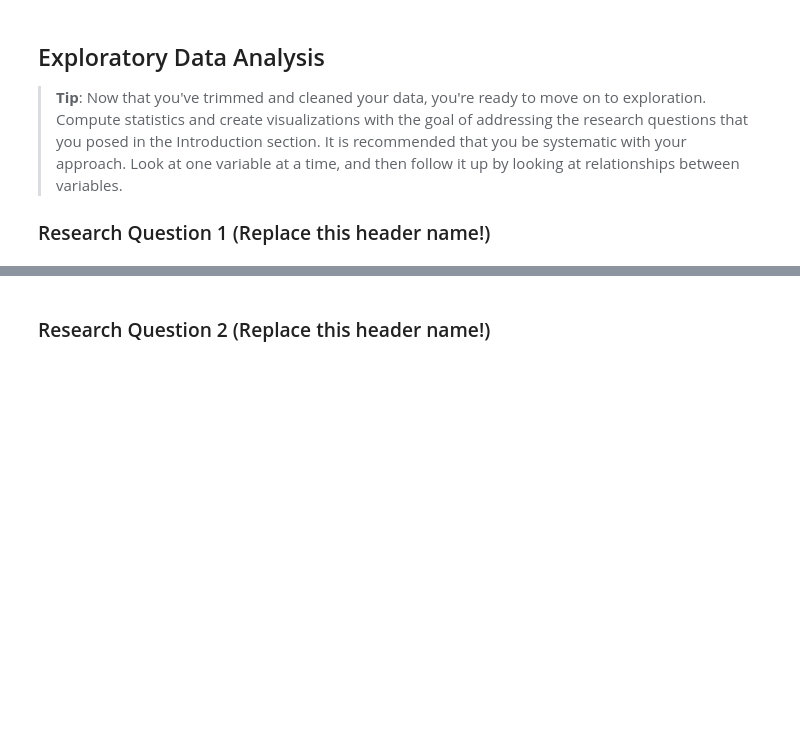
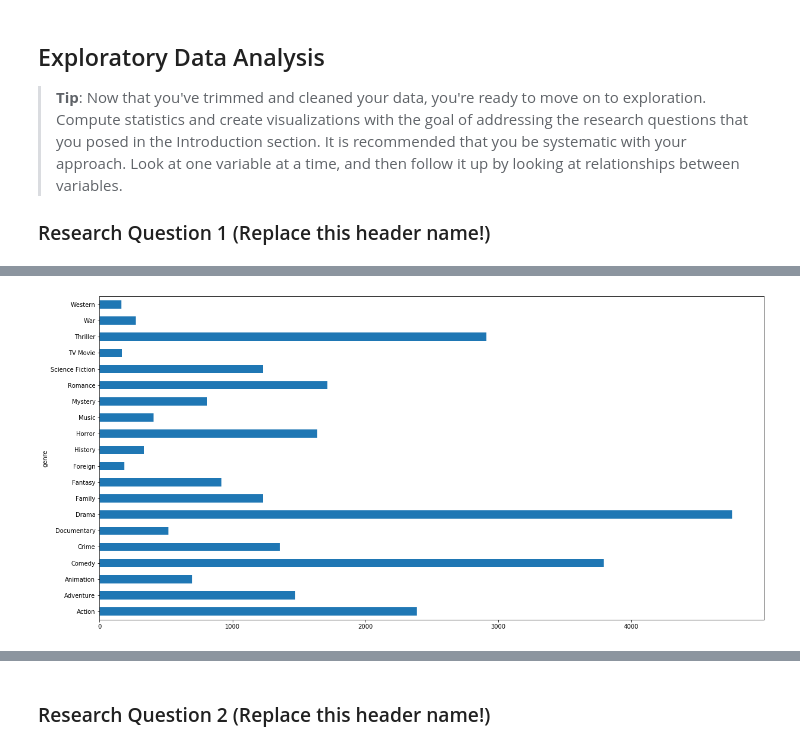
Before and after one commit to jamesl-github/udacity, a Jupyter notebook: nanodegree/data_analysis/Investigate_a_Dataset/investigate-a-dataset.ipynb, the cells around one changed output, grey strips where cells are left out. Saved outputs shown, nothing was run; the diff lists cells and outputs as text; code cells hidden in the pictures; blank space fills up the shorter version.

Commit message:
started adding charts
cleaned up a lot of code
started adding charts
started adding markdown comments

```diff
--- a/nanodegree/data_analysis/Investigate_a_Dataset/investigate-a-dataset.ipynb
+++ b/nanodegree/data_analysis/Investigate_a_Dataset/investigate-a-dataset.ipynb
@@ -663,0 +304,14 @@ dtype: int64
+# %%
+print(datetime.now())
+
+# now join the genre dataframe back to the origianl dataframe
+# we can do this since the indicies haven't changed in either dataframe
+
+df_columns = ["id", "runtime", "vote_count", "release_year", "release_date", "revenue_adj"]
+joined_df = df[df_columns].join(genres_df["genre"])
+
+if debugging:
+    joined_df.head(3)
+    joined_df.dtypes
+
+print(datetime.now())
@@ -663,0 +333,7 @@ dtype: int64
+# %%
+print(datetime.now())
+
+# add a release_month column to the dataframe
+joined_df["release_month"] = pd.to_datetime(joined_df["release_date"]).dt.month
+
+print(datetime.now())
@@ -663,0 +343,7 @@ dtype: int64
+# %%
+print(datetime.now())
+
+# don't need thsi anymore
+joined_df.drop(columns=["release_date"], inplace=True)
+
+print(datetime.now())
@@ -671,3 +377,16 @@ dtype: int64
 # %%
 # Use this, and more code cells, to explore your data. Don't forget to add
 #   Markdown cells to document your observations and findings.
+
+p1 = joined_df.groupby("genre").size()
+p1
+p2 = joined_df.groupby(["genre", "release_year"]).size()
+p2
+p3 = joined_df.groupby(["genre"])["vote_count"].sum()
+p3
+p4 = joined_df.groupby(["release_year"])["vote_count"].sum()
+p4
+p5 = joined_df.groupby(["release_year", "genre"]).size()
+p5
+p6 = joined_df.groupby(["genre", "release_month"]).size()
+p6
@@ -673,0 +496,4 @@ dtype: int64
+# %%
+p1.plot(kind="barh");
+# %% [output]
+[figure, added]
```
Also changed, not shown: parts of 48 cells of this notebook.
